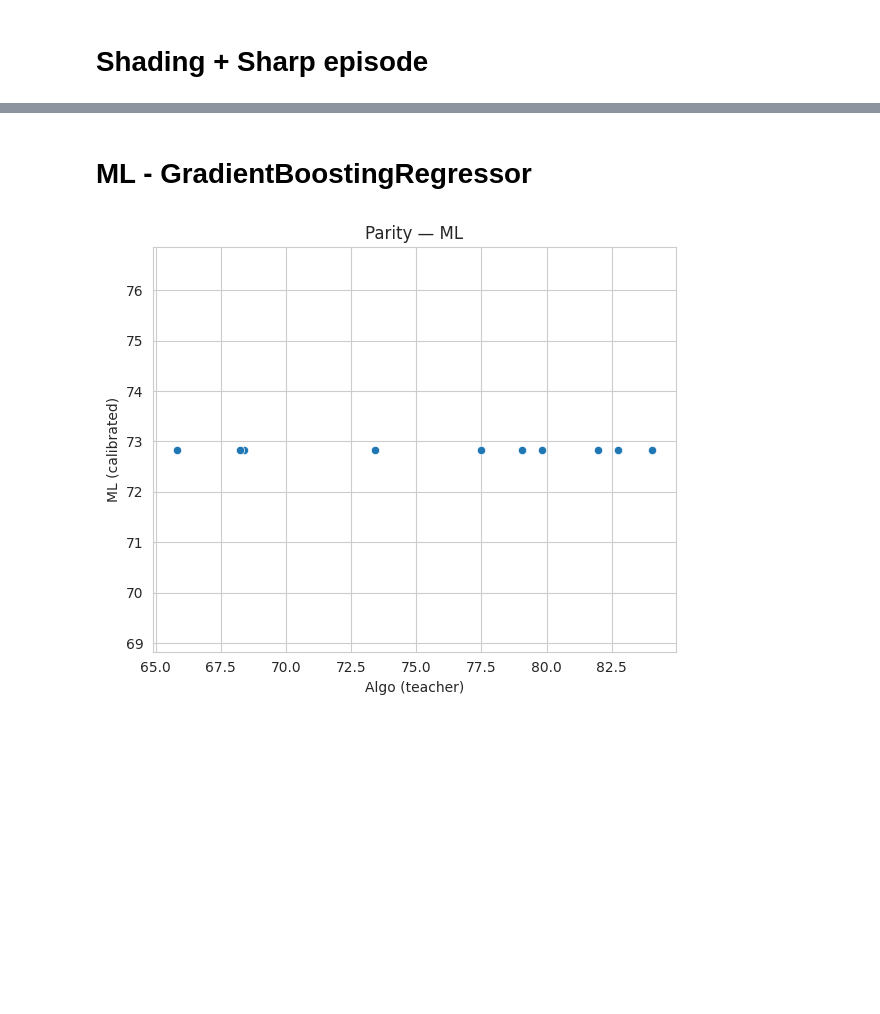
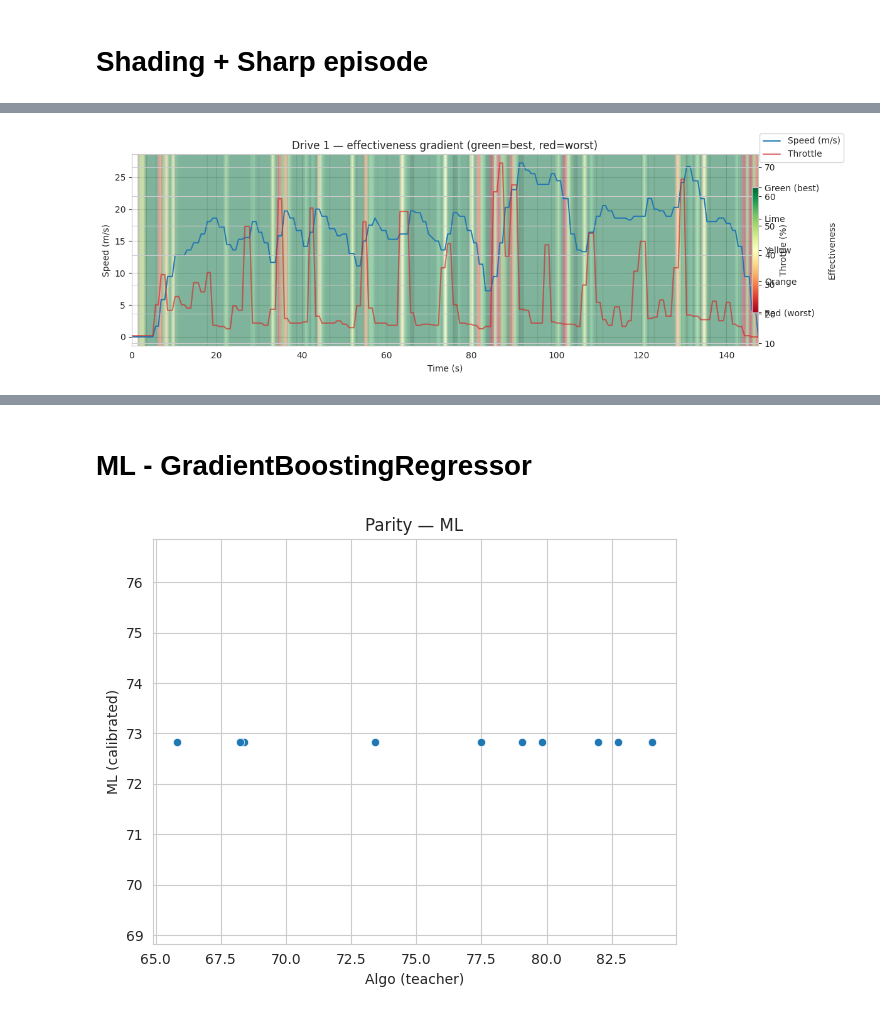
Before and after one commit to benty691/EAT40005, a Jupyter notebook: Jupyter_Notebook/W8S2.ipynb, the cells around one changed output, grey strips where cells are left out. Cells and saved outputs as stored; diff of their text form; code cells hidden in the pictures; blank space fills up the shorter version.

```diff
--- a/Jupyter_Notebook/W8S2.ipynb
+++ b/Jupyter_Notebook/W8S2.ipynb
@@ -314,0 +278,87 @@ display(ep_df.describe())
+# %%
+# === Cell 5 — Inspect a drive: timeline with HIGH-CONTRAST effectiveness gradient + sharp episode stats ===
+if len(ranked) == 0:
+    raise RuntimeError("No drives scored.")
+
+drive_to_show = int(ranked.tail(1).index[0])
+g = df[df["drive_id"] == drive_to_show].copy()
+t = (g["timestamp"] - g["timestamp"].iloc[0]).dt.total_seconds()
+
+g_sharp = (g["ACCEL"].abs() > thr_accel) | (g["JERK"].abs() > thr_jerk)
+ineff_zone = g_sharp | g["IDLE_RULE"]
+
+A = g["ACCEL"].abs()
+J = g["JERK"].abs()
+a_lo, a_hi = np.nanquantile(A, [0.75, 0.95]) if A.notna().any() else (0.0, 1.0)
+j_lo, j_hi = np.nanquantile(J, [0.75, 0.95]) if J.notna().any() else (0.0, 1.0)
+a_span = max(1e-6, a_hi - a_lo); j_span = max(1e-6, j_hi - j_lo)
+
+sev_a = np.clip((A - a_lo) / a_span, 0, 1)
+sev_j = np.clip((J - j_lo) / j_span, 0, 1)
+idle   = g["IDLE_RULE"].astype(float)
+ineff_raw = 0.45*sev_a + 0.25*sev_j + 0.30*idle
+
+focus = ineff_raw.where(ineff_zone, np.nan).dropna()
+q_lo, q_hi = (np.nanquantile(focus, [0.15, 0.98]) if len(focus) > 0
+              else np.nanquantile(ineff_raw, [0.15, 0.98]))
+span = max(1e-6, q_hi - q_lo)
+ineff01 = np.clip((ineff_raw - q_lo) / span, 0, 1)
+GAMMA = 0.8
+effectiveness = (1.0 - ineff01) ** GAMMA
+
+import matplotlib as mpl
+fig, ax1 = plt.subplots(figsize=(12, 4))
+l1 = ax1.plot(t, g["SPEED_ms"], label="Speed (m/s)", linewidth=1.4, zorder=3)[0]
+ax2 = ax1.twinx()
+l2 = ax2.plot(t, g["THROTTLE_POS"], color="#D62728", alpha=0.65, label="Throttle", zorder=3)[0]
+
+ymin, ymax = ax1.get_ylim()
+grad = np.tile(effectiveness.to_numpy(), (128, 1))
+ax1.imshow(
+    grad, extent=[t.min(), t.max(), ymin, ymax],
+    cmap="RdYlGn", aspect="auto", interpolation="bilinear",
+    alpha=0.50, vmin=0, vmax=1, origin="lower", zorder=1
+)
+ax1.fill_between(t, ymin, ymax, where=ineff_zone.values,
+                 color="black", alpha=0.08, step="pre", zorder=2)
+
+ax1.set_title(f"Drive {drive_to_show} — effectiveness gradient (green=best, red=worst)")
+ax1.set_xlabel("Time (s)")
+ax1.set_ylabel("Speed (m/s)")
+ax2.set_ylabel("Throttle (%)")
+
+lines = [l1, l2]; labels = [ln.get_label() for ln in lines]
+fig.legend(lines, labels, loc="upper right")
+
+# ----  colorbar placement ----
+norm = mpl.colors.Normalize(vmin=0, vmax=1)
+sm = mpl.cm.ScalarMappable(cmap="RdYlGn", norm=norm)
+sm.set_array([])
+
+# color-scale legend
+cbar = plt.colorbar(sm, ax=ax1, pad=0.01, fraction=0.01, aspect=20)
+cbar.set_label("Effectiveness", labelpad=10)
+cbar.set_ticks([0.0, 0.25, 0.5, 0.75, 1.0])
+cbar.set_ticklabels(["Red (worst)", "Orange", "Yellow", "Lime", "Green (best)"])
+
+plt.tight_layout()
+plt.show()
+
+# --- sharp episode table ---
+starts, lens = run_lengths(g_sharp.values)
+peaks, kinds = [], []
+for st, ln in zip(starts, lens):
+    seg = g.iloc[st:st+ln]
+    pa, pj = float(seg["ACCEL"].abs().max()), float(seg["JERK"].abs().max())
+    peaks.append(max(pa / (thr_accel + 1e-6), pj / (thr_jerk + 1e-6)))
+    kinds.append("accel" if pa >= pj else "jerk")
+
+base_sec_local = infer_base_interval_seconds(g["timestamp"])
+ep_df = pd.DataFrame({
+    "kind": kinds,
+    "peak_over_thr": peaks,
+    "dur_s": lens * base_sec_local
+})
+display(ep_df.describe())
+# %% [output]
+[figure, added]
```
Also changed, not shown: parts of 5 cells of this notebook, 2 other files.
